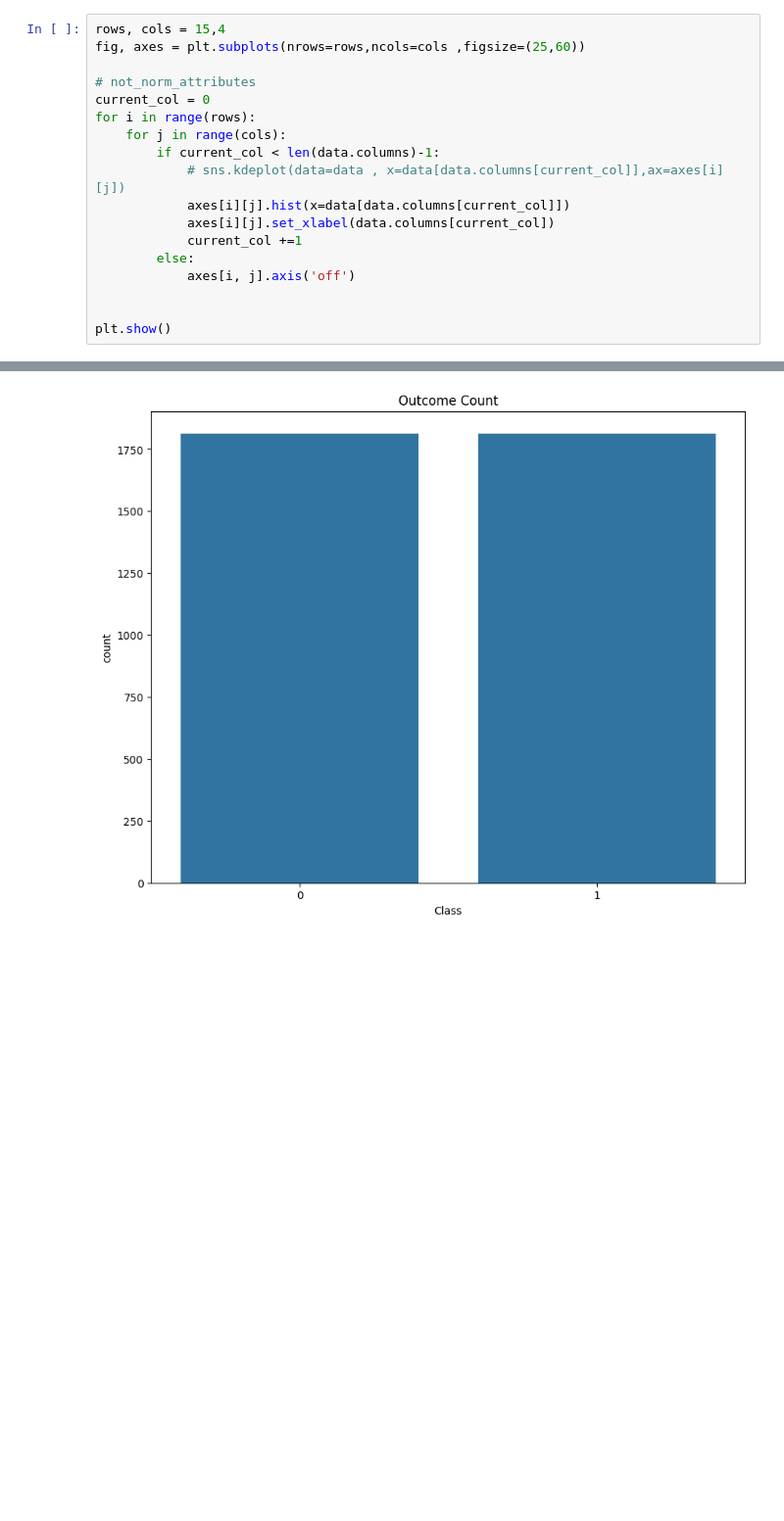
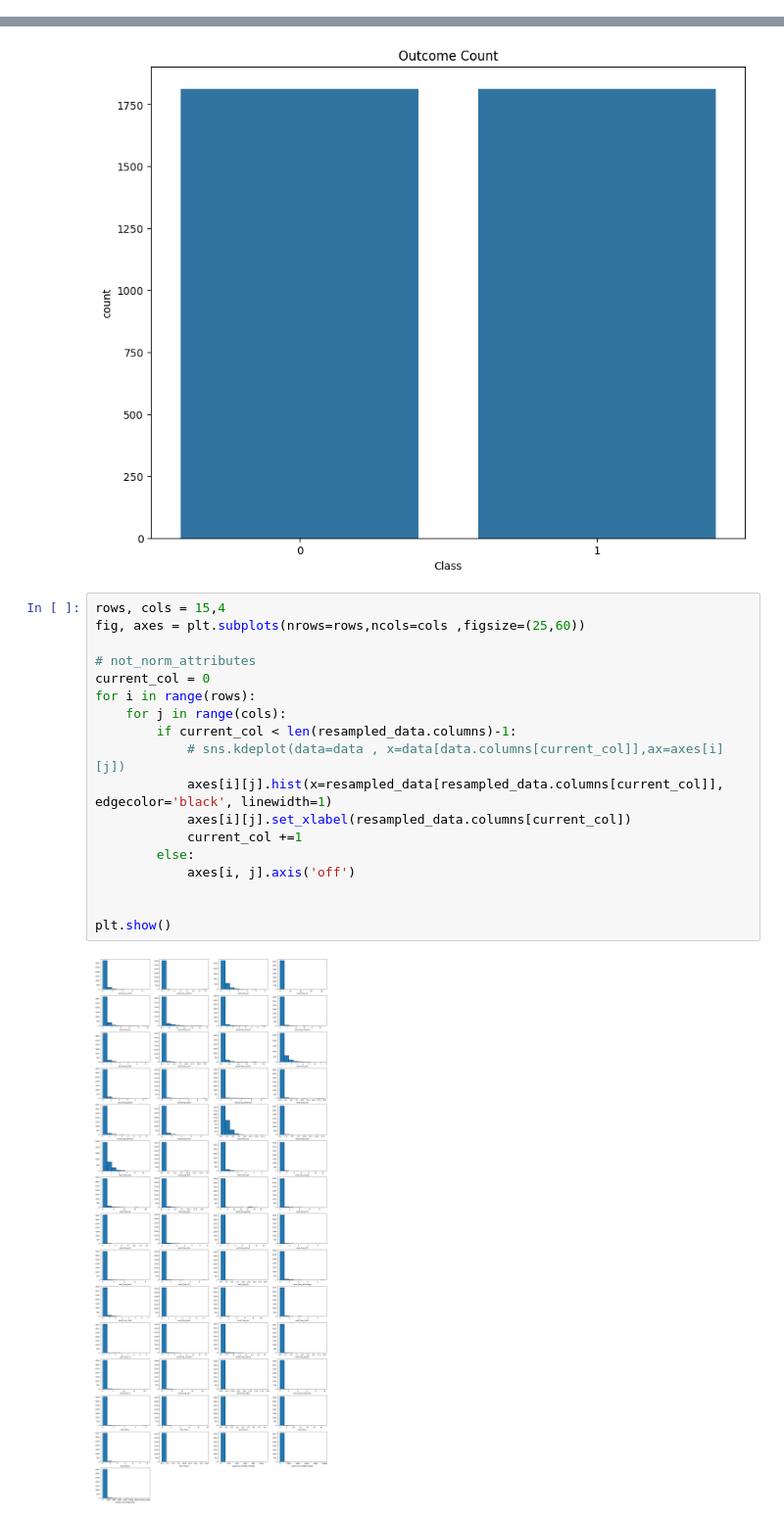
Before and after one commit to Myself2903/Spam-classification-problem, a Jupyter notebook: main.ipynb, the cells around one changed output, grey strips where cells are left out. Shown at 98% size. Saved outputs shown, nothing was run; the diff lists cells and outputs as text; blank space fills up the shorter version.

```diff
--- a/main.ipynb
+++ b/main.ipynb
@@ -56,21 +56,3 @@ plt.title("Outcome Count")
 plt.show()
 # %% [output]
 [figure]
-# %%
-rows, cols = 15,4
-fig, axes = plt.subplots(nrows=rows,ncols=cols ,figsize=(25,60))
-
-# not_norm_attributes
-current_col = 0
-for i in range(rows):
-    for j in range(cols):
-        if current_col < len(data.columns)-1:
-            # sns.kdeplot(data=data , x=data[data.columns[current_col]],ax=axes[i][j])
-            axes[i][j].hist(x=data[data.columns[current_col]])
-            axes[i][j].set_xlabel(data.columns[current_col])
-            current_col +=1
-        else:
-            axes[i, j].axis('off')
-
-
-plt.show()
@@ -113,3 +72,23 @@ plt.title("Outcome Count")
 plt.show()
 # %% [output]
 [figure]
+# %%
+rows, cols = 15,4
+fig, axes = plt.subplots(nrows=rows,ncols=cols ,figsize=(25,60))
+
+# not_norm_attributes
+current_col = 0
+for i in range(rows):
+    for j in range(cols):
+        if current_col < len(resampled_data.columns)-1:
+            # sns.kdeplot(data=data , x=data[data.columns[current_col]],ax=axes[i][j])
+            axes[i][j].hist(x=resampled_data[resampled_data.columns[current_col]], edgecolor='black', linewidth=1)
+            axes[i][j].set_xlabel(resampled_data.columns[current_col])
+            current_col +=1
+        else:
+            axes[i, j].axis('off')
+
+
+plt.show()
+# %% [output]
+[figure, added]
```
Also changed, not shown: parts of 11 cells of this notebook.
